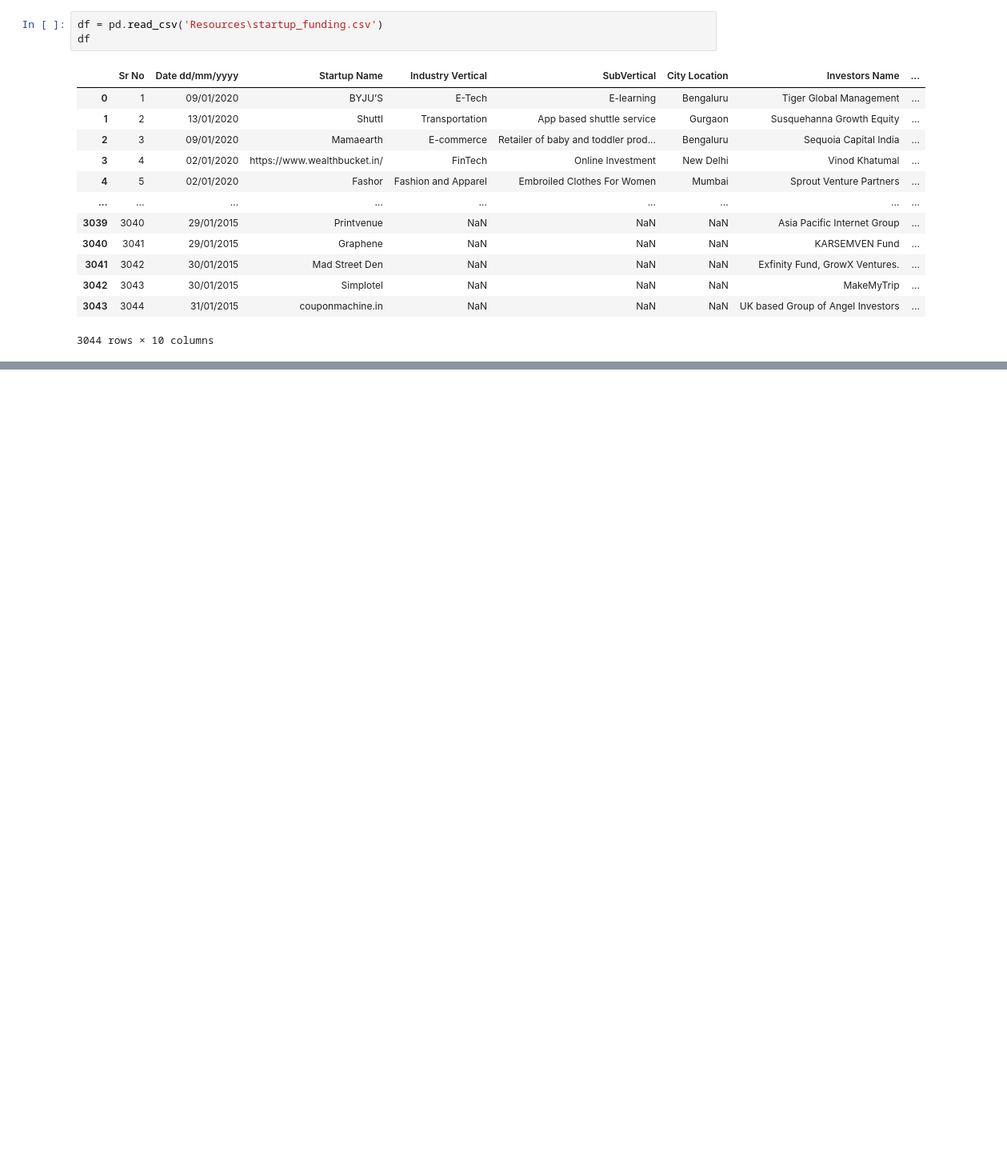
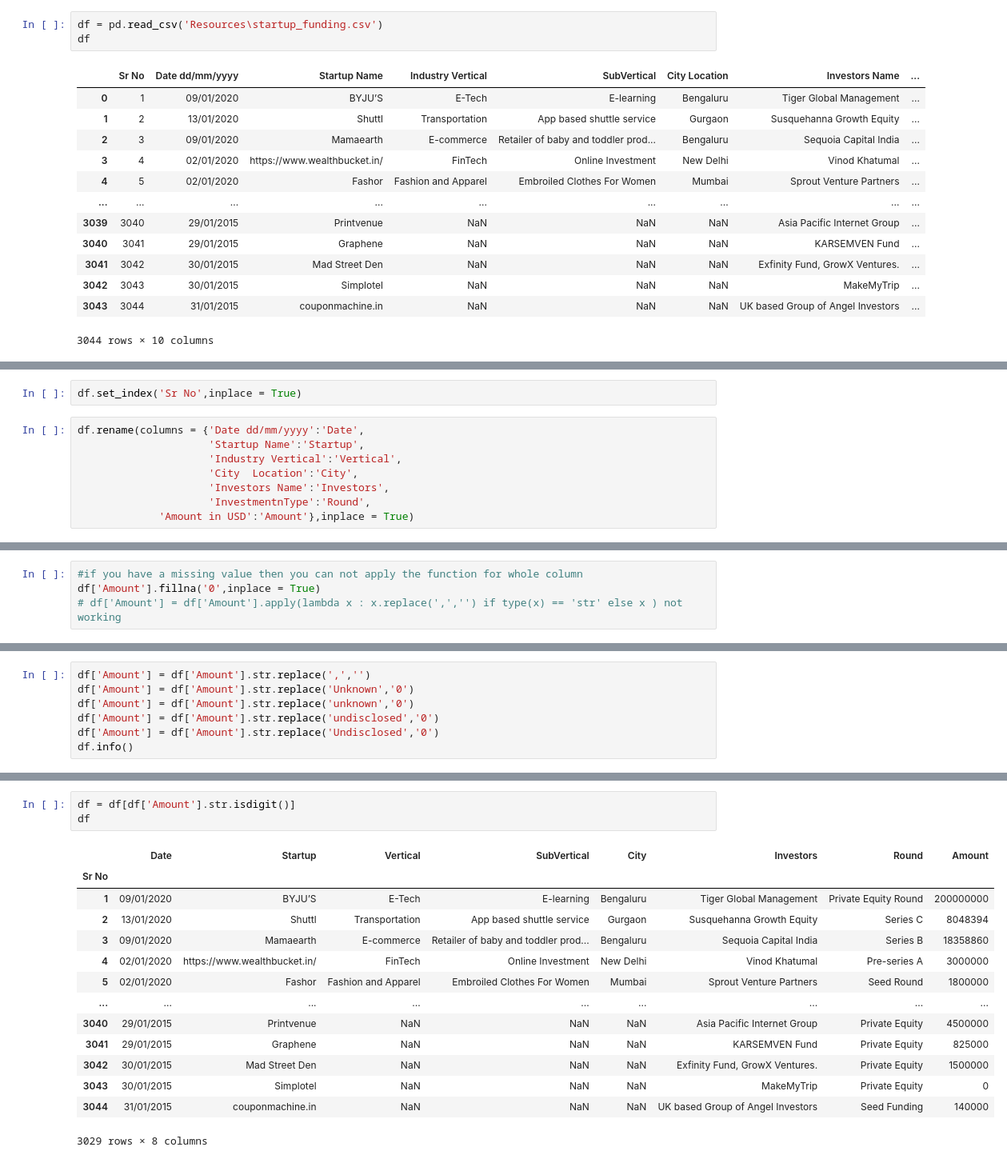
Before and after one commit to Axitk27/Machine-Learning, a Jupyter notebook: Project/Pandas Case Study - Indian Startup Funding/extra.ipynb, the cells around one changed output, grey strips where cells are left out. Shown at 80% size. Drawn from its saved outputs; the diff is of its cells as text; blank space fills up the shorter version.

```diff
--- a/Project/Pandas Case Study - Indian Startup Funding/extra.ipynb
+++ b/Project/Pandas Case Study - Indian Startup Funding/extra.ipynb
@@ -51,0 +25,10 @@ sorted(df['Investors Name'].unique()
+# %%
+df.set_index('Sr No',inplace = True)
+# %%
+df.rename(columns = {'Date dd/mm/yyyy':'Date',
+                     'Startup Name':'Startup',
+                     'Industry Vertical':'Vertical',
+                     'City  Location':'City',
+                     'Investors Name':'Investors',
+                     'InvestmentnType':'Round',
+             'Amount in USD':'Amount'},inplace = True)
@@ -51,0 +53,4 @@ sorted(df['Investors Name'].unique()
+# %%
+#if you have a missing value then you can not apply the function for whole column
+df['Amount'].fillna('0',inplace = True)
+# df['Amount'] = df['Amount'].apply(lambda x : x.replace(',','') if type(x) == 'str' else x ) not working
@@ -51,0 +64,7 @@ sorted(df['Investors Name'].unique()
+# %%
+df['Amount'] = df['Amount'].str.replace(',','')
+df['Amount'] = df['Amount'].str.replace('Unknown','0')
+df['Amount'] = df['Amount'].str.replace('unknown','0')
+df['Amount'] = df['Amount'].str.replace('undisclosed','0')
+df['Amount'] = df['Amount'].str.replace('Undisclosed','0')
+df.info()
@@ -51,0 +87,18 @@ sorted(df['Investors Name'].unique()
+# %%
+df = df[df['Amount'].str.isdigit()]
+df
+# %% [output]
+|  | Date | Startup | Vertical | SubVertical | City | Investors | Round | Amount |
+| Sr No |  |  |  |  |  |  |  |  |
+| 1 | 09/01/2020 | BYJU’S | E-Tech | E-learning | Bengaluru | Tiger Global Management | Private Equity Round | 200000000 |
+| 2 | 13/01/2020 | Shuttl | Transportation | App based shuttle service | Gurgaon | Susquehanna Growth Equity | Series C | 8048394 |
+| 3 | 09/01/2020 | Mamaearth | E-commerce | Retailer of baby and toddler prod... | Bengaluru | Sequoia Capital India | Series B | 18358860 |
+| 4 | 02/01/2020 | https://www.wealthbucket.in/ | FinTech | Online Investment | New Delhi | Vinod Khatumal | Pre-series A | 3000000 |
+| 5 | 02/01/2020 | Fashor | Fashion and Apparel | Embroiled Clothes For Women | Mumbai | Sprout Venture Partners | Seed Round | 1800000 |
+| ... | ... | ... | ... | ... | ... | ... | ... | ... |
+| 3040 | 29/01/2015 | Printvenue | NaN | NaN | NaN | Asia Pacific Internet Group | Private Equity | 4500000 |
+| 3041 | 29/01/2015 | Graphene | NaN | NaN | NaN | KARSEMVEN Fund | Private Equity | 825000 |
+| 3042 | 30/01/2015 | Mad Street Den | NaN | NaN | NaN | Exfinity Fund, GrowX Ventures. | Private Equity | 1500000 |
+| 3043 | 30/01/2015 | Simplotel | NaN | NaN | NaN | MakeMyTrip | Private Equity | 0 |
+| 3044 | 31/01/2015 | couponmachine.in | NaN | NaN | NaN | UK based Group of Angel Investors | Seed Funding | 140000 |
+3029 rows × 8 columns
```
Also changed, not shown: parts of 30 cells of this notebook, 3 other files.
